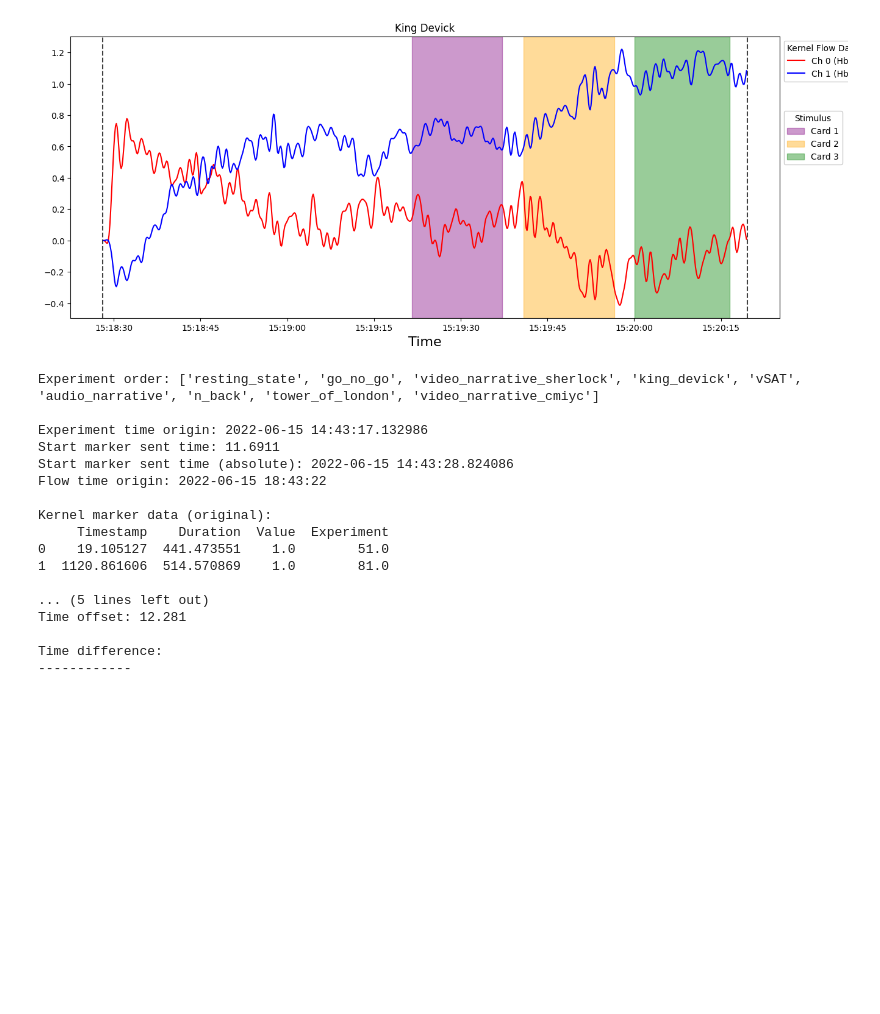
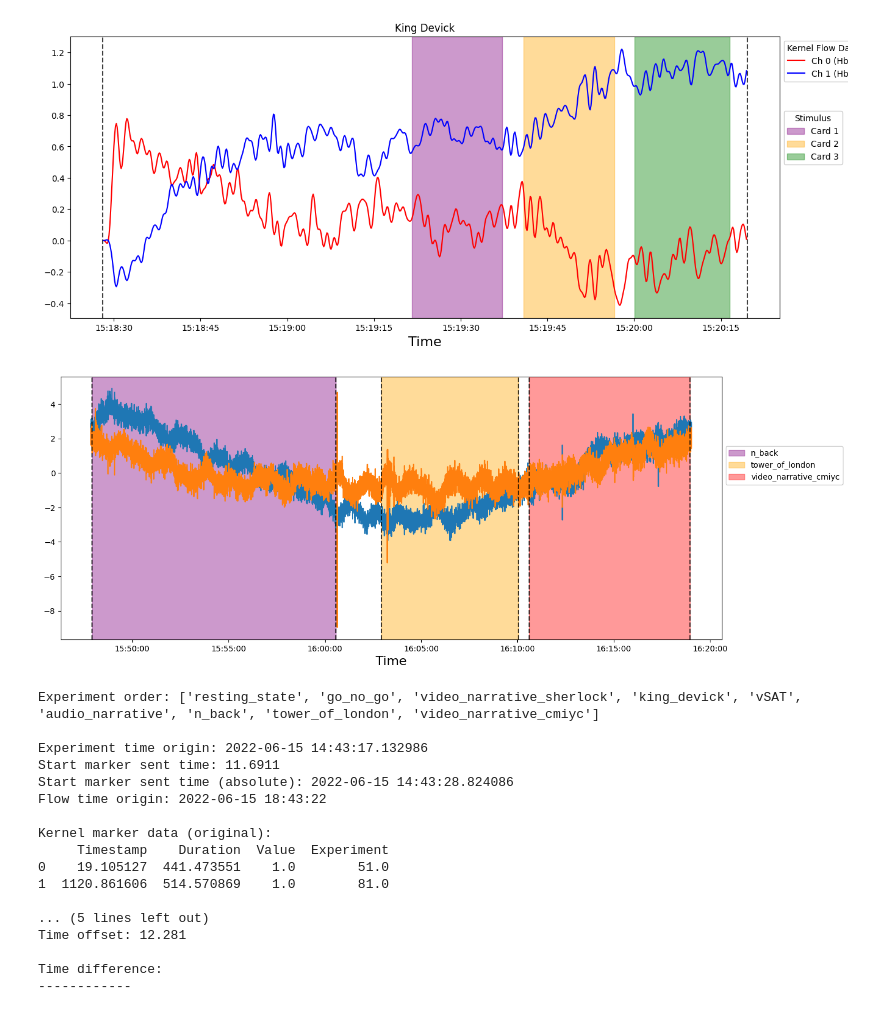
Before and after one commit to AyazLab/KernelFlow_Analysis, a Jupyter notebook: flow_analysis.ipynb, the cells around one changed output. Saved outputs shown, nothing was run; the diff lists cells and outputs as text; code cells hidden in the pictures; blank space fills up the shorter version.

Commit message:
Add sessions to time offset dictionary

```diff
--- a/flow_analysis.ipynb
+++ b/flow_analysis.ipynb
@@ -867,6 +882,10 @@ par.plot_flow_exp(exp_name, [0, 1], "lowpass")
 # %% [output]
 participant_01
 [figure]
+# %%
+par.plot_flow_session("session_1003", [0, 1])
+# %% [output]
+[figure, added]
 # %%
 # Time offset issue
 # Kernel Flow PC - Behavioral Task PC
```
Also changed, not shown: parts of 1 cell of this notebook, 1 other file.
